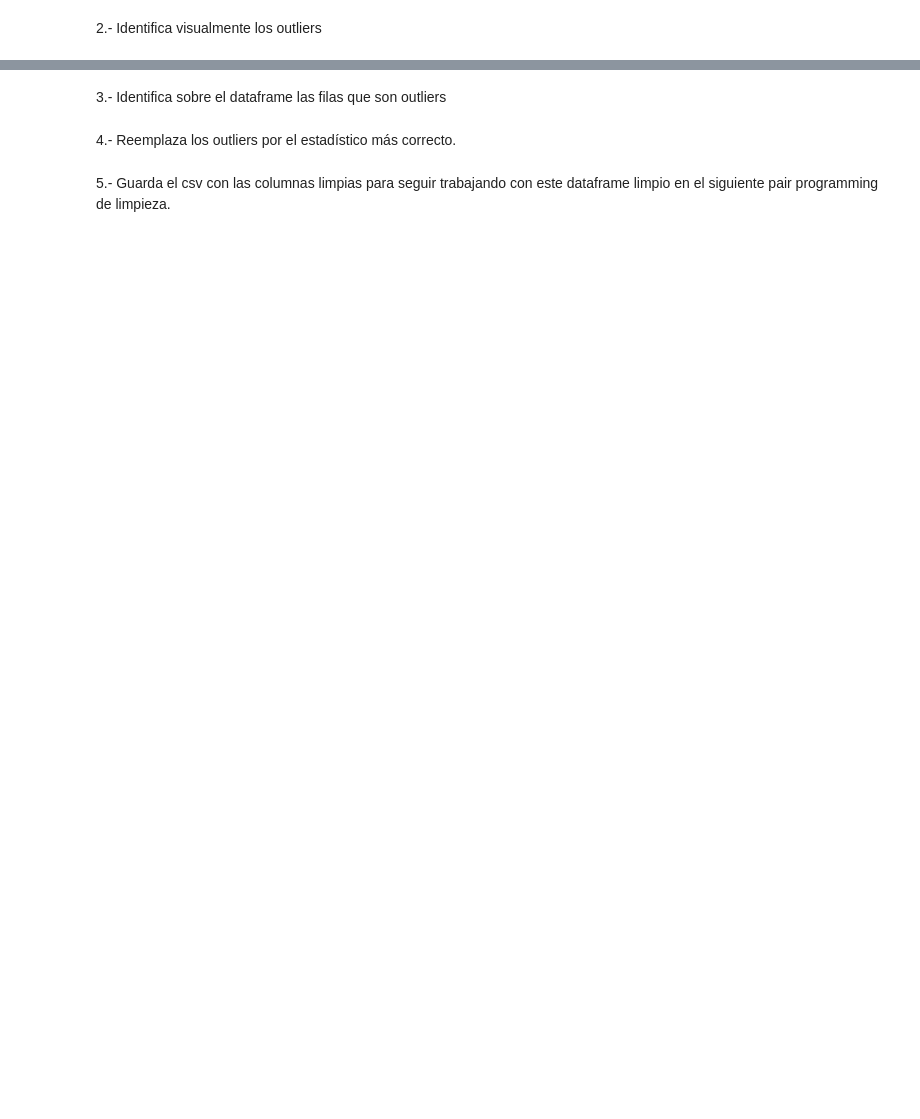
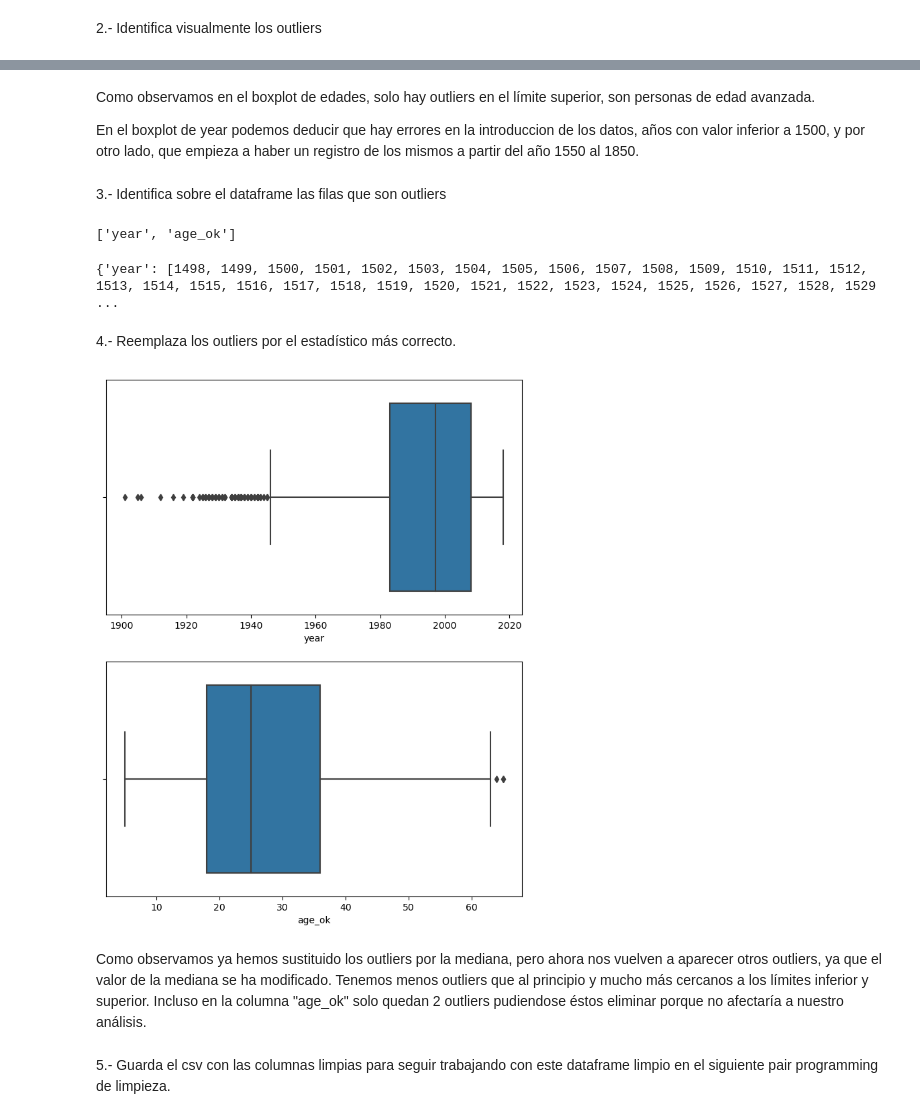
Before and after one commit to Adalab/DA-promo-c-modulo-2-sprint-2-Silvia-Pilar, a Jupyter notebook: Limpieza/Leccion-12-Limpieza-III-Valores-Extremos/Limpieza-III-Valores-Extremos.ipynb, the cells around one changed output, grey strips where cells are left out. Drawn from its saved outputs; the diff is of its cells as text; code cells hidden in the pictures; blank space fills up the shorter version.

```diff
--- a/Limpieza/Leccion-12-Limpieza-III-Valores-Extremos/Limpieza-III-Valores-Extremos.ipynb
+++ b/Limpieza/Leccion-12-Limpieza-III-Valores-Extremos/Limpieza-III-Valores-Extremos.ipynb
@@ -63,2 +90,6 @@ Por lo tanto, en este ejercicio tendremos que limpiar los outliers.
+# %% [markdown]
+Como observamos en el boxplot de edades, solo hay outliers en el límite superior, son personas de edad avanzada.
+
+En el boxplot de year podemos deducir que hay errores en la introduccion de los datos, años con valor inferior a 1500, y por otro lado, que empieza a haber un registro de los mismos a partir del año 1550 al 1850.
 # %% [markdown]
 3.- Identifica sobre el dataframe las filas que son outliers
@@ -65,4 +117,37 @@ Por lo tanto, en este ejercicio tendremos que limpiar los outliers.
+# %%
+lista_columna_numerica = list(df_numericas.columns)
+lista_columna_numerica
+# %% [output]
+['year', 'age_ok']
+# %%
+dicc_indices_outlier = detectar_outliers(lista_columna_numerica, df_numericas)
+# %%
+print(dicc_indices_outlier)
+# %% [output]
+{'year': [1498, 1499, 1500, 1501, 1502, 1503, 1504, 1505, 1506, 1507, 1508, 1509, 1510, 1511, 1512, 1513, 1514, 1515, 1516, 1517, 1518, 1519, 1520, 1521, 1522, 1523, 1524, 1525, 1526, 1527, 1528, 1529 ...
 # %% [markdown]
 4.- Reemplaza los outliers por el estadístico más correcto.
+# %%
+# Creamos una copia del dataframe numérico para sustituir en el los valores outliers con la mediana.
+df_numericas_sin_outlier = df_numericas.copy()
+# %%
+for k, v in dicc_indices_outlier.items():
+    # Calcular la media de la columna del diccionario en el dataframe
+    mediana = df[k].median()
+    # Iterar por los indices de la lista de valores de cada columna
+    for i in v:
+        # Utilizando loc, reemplazamos los valores de los outliers
+        df_numericas_sin_outlier.loc[i,k] = mediana
+# %%
+# Mostramos el dataframe sin outliers
+fig, ax = plt.subplots(2, 1, figsize=(8,10))
+
+for i, col in enumerate(df_numericas_sin_outlier.columns):
+    sns.boxplot(x = df_numericas_sin_outlier[col], data=df_numericas_sin_outlier, ax=ax[i])
+plt.show()
+# %% [output]
+[figure, added]
+# %% [markdown]
+Como observamos ya hemos sustituido los outliers por la mediana, pero ahora nos vuelven a aparecer otros outliers, ya que el valor de la mediana se ha modificado. Tenemos menos outliers que al principio y mucho más cercanos a los límites inferior y superior. Incluso en la columna "age_ok" solo quedan 2 outliers pudiendose éstos eliminar porque no afectaría a nuestro análisis.
 # %% [markdown]
 5.- Guarda el csv con las columnas limpias para seguir trabajando con este dataframe limpio en el siguiente pair programming de limpieza.
```
Also changed, not shown: parts of 9 cells of this notebook, 2 other files.
